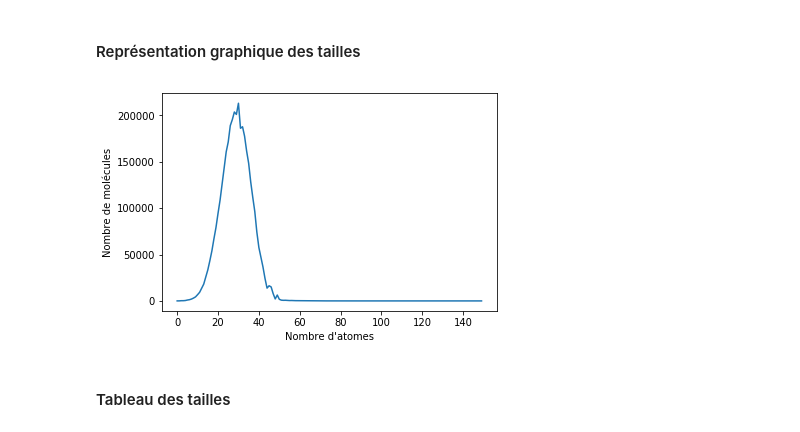
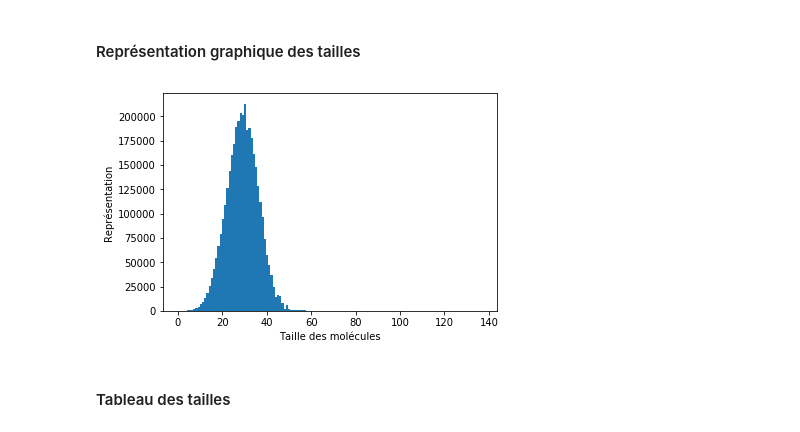
Before and after one commit to juleguy/TERQuChemPedIA, a Jupyter notebook: notebooks/08.0 Statistiques sur les tailles des molécules et suppression des données marginales.ipynb, the cells around one changed output. Drawn from its saved outputs; the diff is of its cells as text; code cells hidden in the pictures.

```diff
--- a/notebooks/08.0 Statistiques sur les tailles des molécules et suppression des données marginales.ipynb
+++ b/notebooks/08.0 Statistiques sur les tailles des molécules et suppression des données marginales.ipynb
@@ -39,27 +39,34 @@ import numpy as np
 riken_data = h5py.File("../data/riken_v2.h5")
 
 anums = np.array(riken_data["anums"])
-
+"""
 np_tailles = np.zeros(shape=(150,))
 
 for anums_mol in anums:
 
     taille = len(anums_mol)
     np_tailles[taille] += 1
+
+
+"""
+mylen = np.vectorize(len)
+
+tailles = mylen(anums)
 # %% [markdown]
 #### Représentation graphique des tailles
 # %%
 %matplotlib inline
 import matplotlib.pyplot as plt
 
 
-plt.plot(np_tailles)
-plt.ylabel("Nombre de molécules")
-plt.xlabel("Nombre d'atomes")
-plt.savefig("../figures/8.0_distribution_molécules.png")
+
+plt.hist(tailles, 138)
+plt.ylabel("Représentation")
+plt.xlabel("Taille des molécules")
+plt.savefig("../figures/80_distribution_molecules.png", dpi=250)
 plt.show()
 # %% [output]
-[figure, old version]
+[figure, new version]
 # %% [markdown]
 #### Tableau des tailles
 # %%
```
Also changed, not shown: parts of 2 cells of this notebook, 30 other files.
